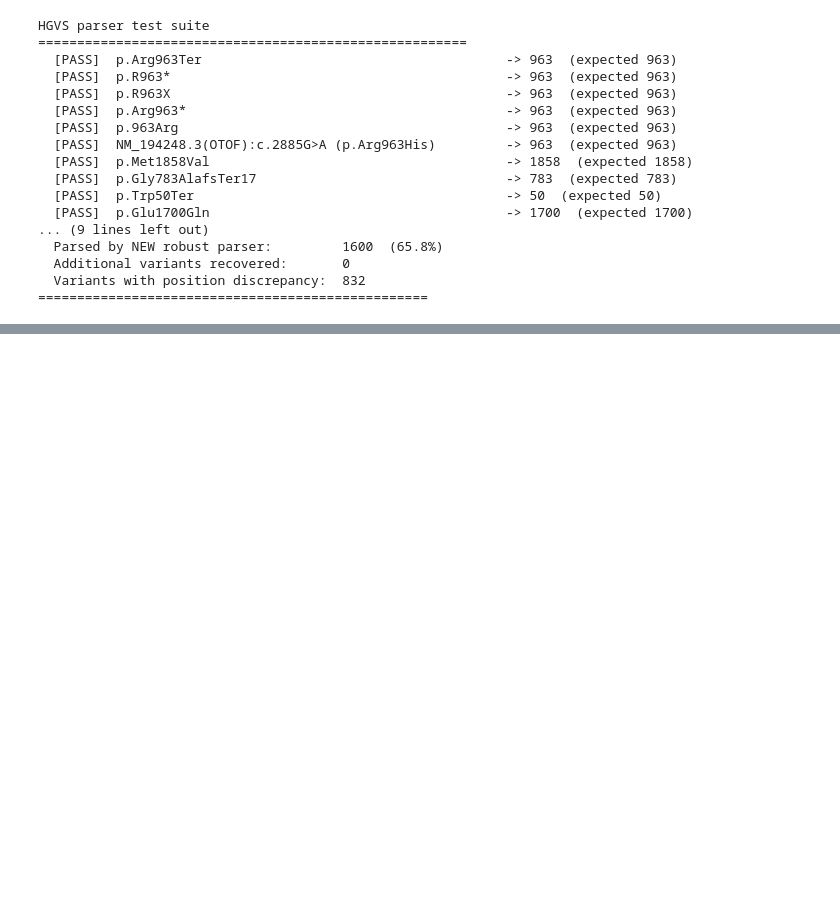
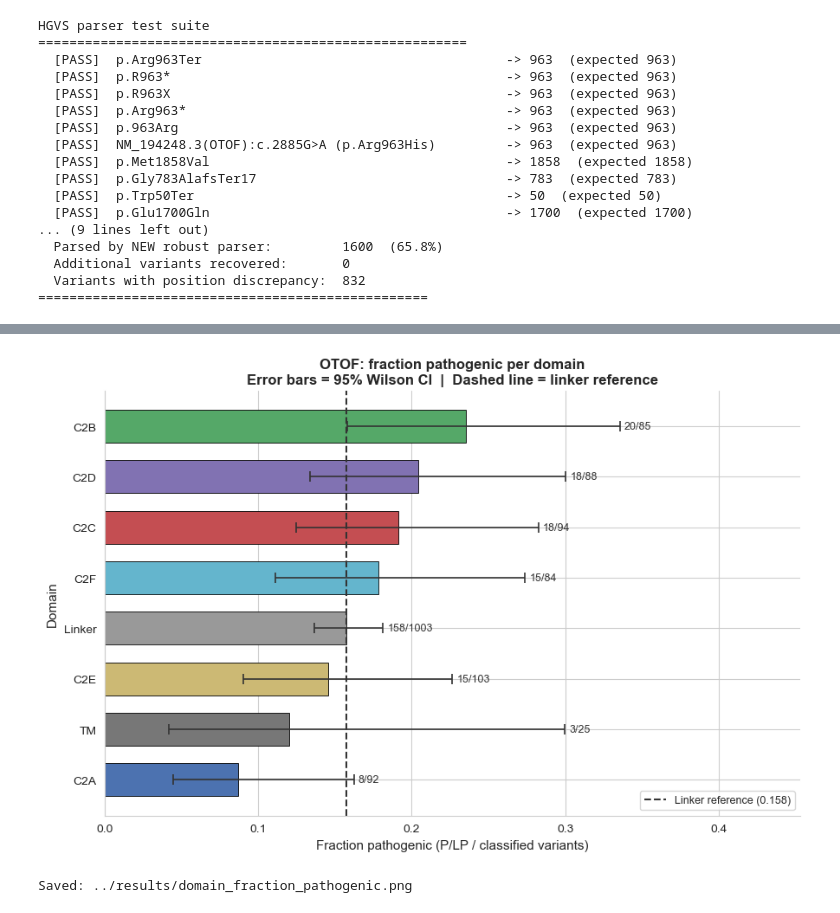
Before and after one commit to matteopira/otof-variants-integrated-analysis, a Jupyter notebook: notebooks/03-domain-mapping.ipynb, the cells around one changed output, grey strips where cells are left out. Cells and saved outputs as stored; diff of their text form; code cells hidden in the pictures; blank space fills up the shorter version.

```diff
--- a/notebooks/03-domain-mapping.ipynb
+++ b/notebooks/03-domain-mapping.ipynb
@@ -756,0 +1005,55 @@ HGVS parser test suite
+# %%
+import matplotlib.pyplot as plt
+import numpy as np
+
+plot_df = frac_df.dropna(subset=["Fraction_pathogenic"]).sort_values("Fraction_pathogenic")
+
+fig, ax = plt.subplots(figsize=(9, 6))
+
+colors  = [domain_color_map.get(d, "#aaaaaa") for d in plot_df["Domain"]]
+xerr_lo = plot_df["CI_err_lo"].values
+xerr_hi = plot_df["CI_err_hi"].values
+
+ax.barh(
+    plot_df["Domain"],
+    plot_df["Fraction_pathogenic"],
+    xerr=[xerr_lo, xerr_hi],
+    color=colors,
+    edgecolor="black",
+    linewidth=0.6,
+    capsize=4,
+    error_kw={"elinewidth": 1.2, "capthick": 1.2, "ecolor": "#333333"},
+    height=0.65,
+)
+
+linker_frac = frac_df.loc[frac_df["Domain"] == "Linker", "Fraction_pathogenic"].values[0]
+ax.axvline(linker_frac, color="#333333", linestyle="--", linewidth=1.5,
+           label=f"Linker reference ({linker_frac:.3f})")
+
+for i, (_, row) in enumerate(plot_df.iterrows()):
+    ax.text(
+        row["Fraction_pathogenic"] + row["CI_err_hi"] + 0.003,
+        i,
+        f"{int(row['PLP'])}/{int(row['Denominator'])}",
+        va="center", ha="left", fontsize=9, color="#333333",
+    )
+
+ax.set_xlabel("Fraction pathogenic (P/LP / classified variants)", fontsize=11)
+ax.set_ylabel("Domain", fontsize=11)
+ax.set_title(
+    "OTOF: fraction pathogenic per domain\n"
+    "Error bars = 95% Wilson CI  |  Dashed line = linker reference",
+    fontsize=12, fontweight="bold",
+)
+ax.legend(fontsize=9, loc="lower right")
+ax.set_xlim(0, (plot_df["Fraction_pathogenic"] + plot_df["CI_err_hi"]).max() * 1.35)
+ax.spines[["top", "right"]].set_visible(False)
+
+plt.tight_layout()
+out_png = results_dir / "domain_fraction_pathogenic.png"
+plt.savefig(out_png, dpi=300, bbox_inches="tight")
+plt.show()
+print(f"Saved: {out_png}")
+# %% [output]
+[figure, added]
+Saved: ../results/domain_fraction_pathogenic.png
```
Also changed, not shown: parts of 18 cells of this notebook, 10 other files.
